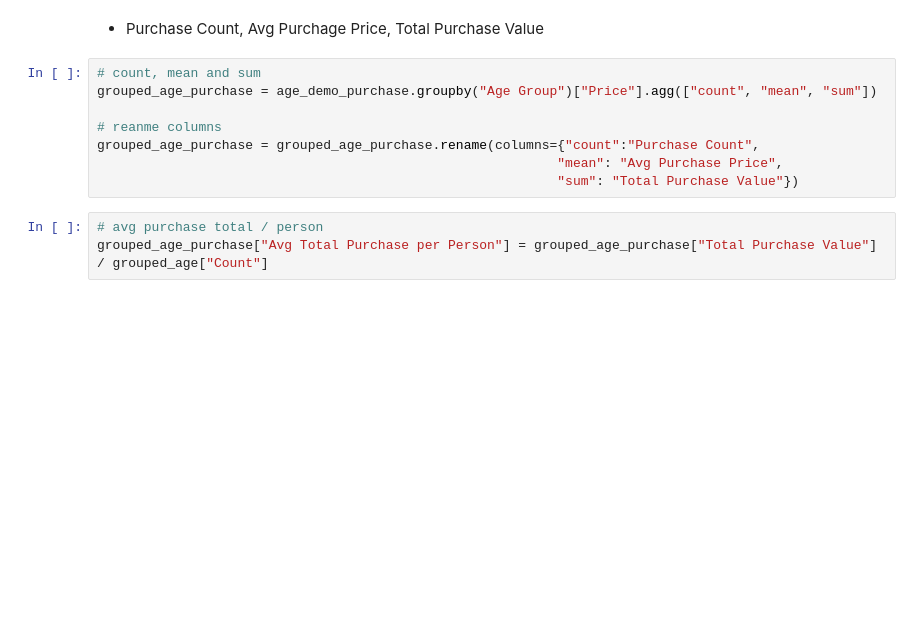
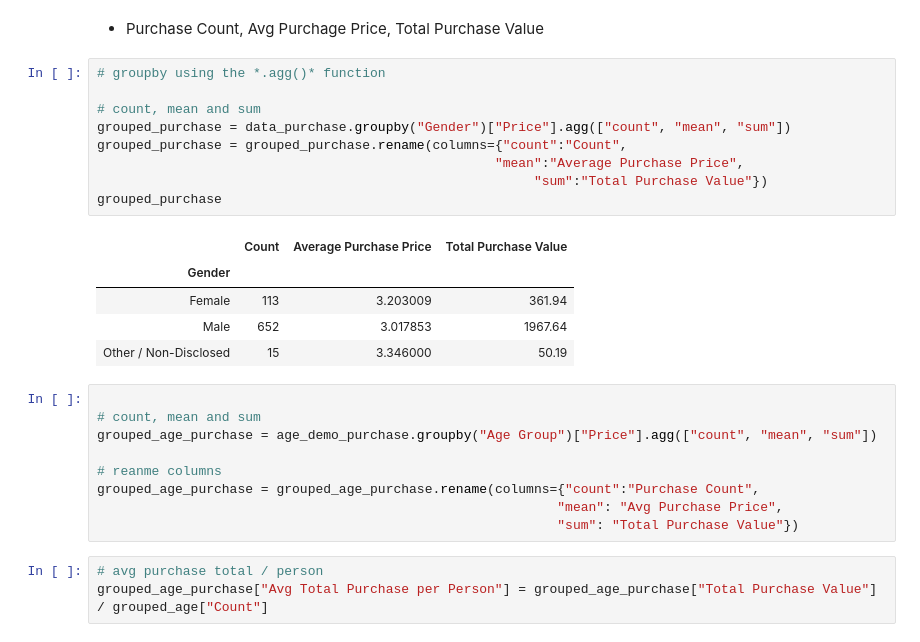
Before and after one commit to jCosta16/Heroes-of-Pymoli, a Jupyter notebook: HeroesOfPymoli/HeroesOfPymoli.ipynb, the cells around one changed output. Drawn from its saved outputs; the diff is of its cells as text; blank space fills up the shorter version.

```diff
--- a/HeroesOfPymoli/HeroesOfPymoli.ipynb
+++ b/HeroesOfPymoli/HeroesOfPymoli.ipynb
@@ -203,7 +205,23 @@ See the caveats in the documentation: http://pandas.pydata.org/pandas-docs/stabl
 780 rows × 3 columns
 # %% [markdown]
 * Purchase Count, Avg Purchage Price, Total Purchase Value
+# %%
+# groupby using the *.agg()* function
+
+# count, mean and sum
+grouped_purchase = data_purchase.groupby("Gender")["Price"].agg(["count", "mean", "sum"])
+grouped_purchase = grouped_purchase.rename(columns={"count":"Count",
+                                                   "mean":"Average Purchase Price",
+                                                        "sum":"Total Purchase Value"})
+grouped_purchase
+# %% [output]
+|  | Count | Average Purchase Price | Total Purchase Value |
+| Gender |  |  |  |
+| Female | 113 | 3.203009 | 361.94 |
+| Male | 652 | 3.017853 | 1967.64 |
+| Other / Non-Disclosed | 15 | 3.346000 | 50.19 |
 # %%
+
 # count, mean and sum
 grouped_age_purchase = age_demo_purchase.groupby("Age Group")["Price"].agg(["count", "mean", "sum"])
 
```
Also changed, not shown: parts of 7 cells of this notebook.
